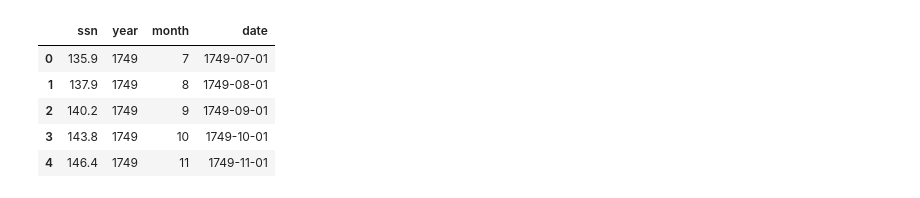
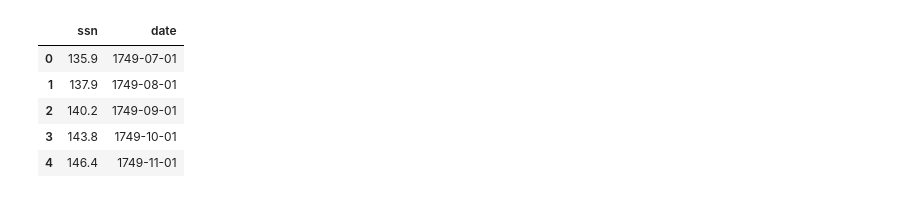
Before and after one commit to surtecha/Solar-Data-Analysis, a Jupyter notebook: Modelling/RNN.ipynb, the cells around one changed output. Cells and saved outputs as stored; diff of their text form; code cells hidden in the pictures.

```diff
--- a/Modelling/RNN.ipynb
+++ b/Modelling/RNN.ipynb
@@ -14,13 +12,15 @@ tf.random.set_seed(42)
+# %%
+ssn_path = '/Users/suryatejachalla/Projects/Solar-Data-Analysis/Data/processed/sunspot.csv'
+tsi_path = '/Users/suryatejachalla/Projects/Solar-Data-Analysis/Data/processed/tsi.csv'
 # %%
-df = pd.read_csv('/Users/suryatejachalla/Projects/Solar-Data-Analysis/Data/processed/sunspot.csv')
-df['date'] = pd.to_datetime(df[['year', 'month']].assign(day=1))
-df = df.sort_values('date')
-
+df = pd.read_csv(ssn_path)
+df['date'] = pd.to_datetime(df[['year', 'month']].assign(DAY=1))
+df = df.drop(columns=['year', 'month'], axis=1)
 df.head()
 # %% [output]
-|  | ssn | year | month | date |
-| 0 | 135.9 | 1749 | 7 | 1749-07-01 |
-| 1 | 137.9 | 1749 | 8 | 1749-08-01 |
-| 2 | 140.2 | 1749 | 9 | 1749-09-01 |
-| 3 | 143.8 | 1749 | 10 | 1749-10-01 |
-| 4 | 146.4 | 1749 | 11 | 1749-11-01 |
+|  | ssn | date |
+| 0 | 135.9 | 1749-07-01 |
+| 1 | 137.9 | 1749-08-01 |
+| 2 | 140.2 | 1749-09-01 |
+| 3 | 143.8 | 1749-10-01 |
+| 4 | 146.4 | 1749-11-01 |
```
Also changed, not shown: parts of 20 cells of this notebook, 7 other files.
